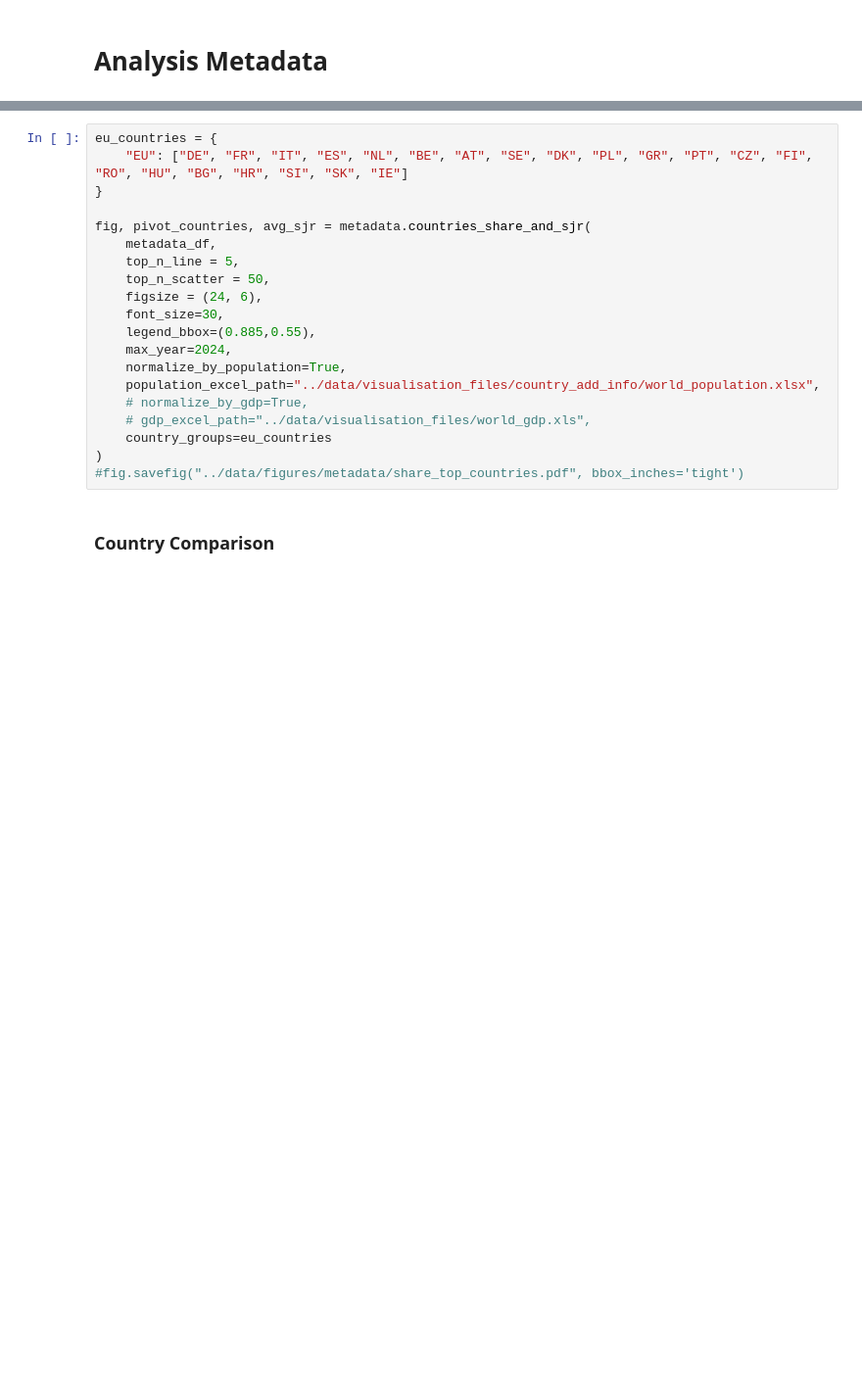
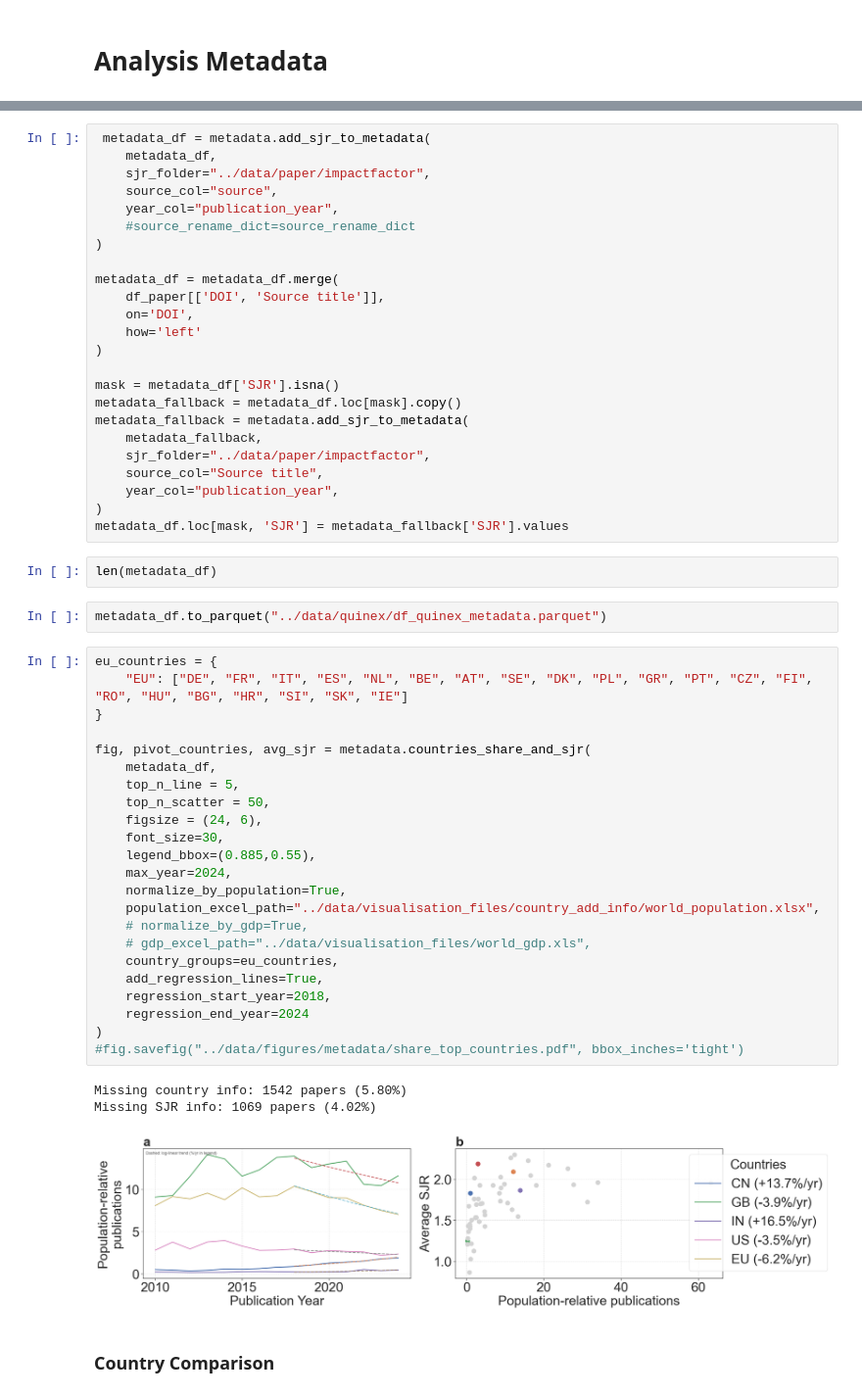
Before and after one commit to FZJ-IEK3-VSA/quinex-energy-system-studies, a Jupyter notebook: notebooks/Step4_MetadataVisualisation.ipynb, the cells around one changed output, grey strips where cells are left out. Shown at 98% size. Saved outputs shown, nothing was run; the diff lists cells and outputs as text; blank space fills up the shorter version.

```diff
--- a/notebooks/Step4_MetadataVisualisation.ipynb
+++ b/notebooks/Step4_MetadataVisualisation.ipynb
@@ -36,23 +51,58 @@ fig.savefig("../data/figures/metadata/ent_prop_distribution.pdf", bbox_inches='t
+# %%
+ metadata_df = metadata.add_sjr_to_metadata(
+    metadata_df,
+    sjr_folder="../data/paper/impactfactor",
+    source_col="source",
+    year_col="publication_year",
+    #source_rename_dict=source_rename_dict
+)
+
+metadata_df = metadata_df.merge(
+    df_paper[['DOI', 'Source title']],
+    on='DOI',
+    how='left'
+)
+
+mask = metadata_df['SJR'].isna()
+metadata_fallback = metadata_df.loc[mask].copy()
+metadata_fallback = metadata.add_sjr_to_metadata(
+    metadata_fallback,
+    sjr_folder="../data/paper/impactfactor",
+    source_col="Source title",
+    year_col="publication_year",
+)
+metadata_df.loc[mask, 'SJR'] = metadata_fallback['SJR'].values
+# %%
+len(metadata_df)
+# %%
+metadata_df.to_parquet("../data/quinex/df_quinex_metadata.parquet")
 # %%
 eu_countries = {
     "EU": ["DE", "FR", "IT", "ES", "NL", "BE", "AT", "SE", "DK", "PL", "GR", "PT", "CZ", "FI", "RO", "HU", "BG", "HR", "SI", "SK", "IE"]
 }
 
 fig, pivot_countries, avg_sjr = metadata.countries_share_and_sjr(
     metadata_df,
     top_n_line = 5,
     top_n_scatter = 50,
     figsize = (24, 6),
     font_size=30,
     legend_bbox=(0.885,0.55),
     max_year=2024,
     normalize_by_population=True,
     population_excel_path="../data/visualisation_files/country_add_info/world_population.xlsx",
     # normalize_by_gdp=True,
     # gdp_excel_path="../data/visualisation_files/world_gdp.xls",
-    country_groups=eu_countries
+    country_groups=eu_countries,
+    add_regression_lines=True,
+    regression_start_year=2018,
+    regression_end_year=2024
 )
 #fig.savefig("../data/figures/metadata/share_top_countries.pdf", bbox_inches='tight')
+# %% [output]
+Missing country info: 1542 papers (5.80%)
+Missing SJR info: 1069 papers (4.02%)
+[figure, added]
 # %% [markdown]
 ### **Country Comparison**
 # %%
```
Also changed, not shown: parts of 11 cells of this notebook, 20 other files.
